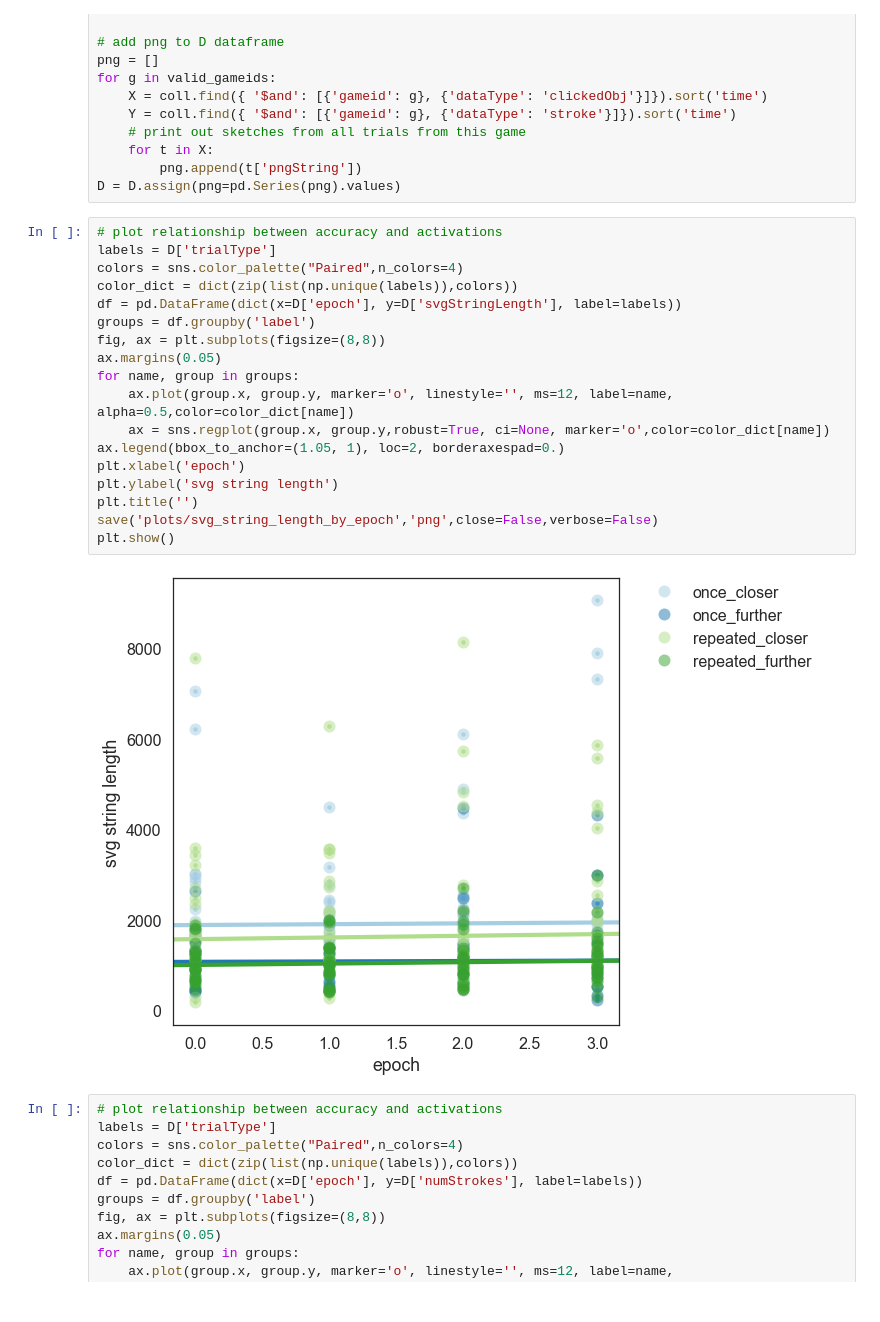
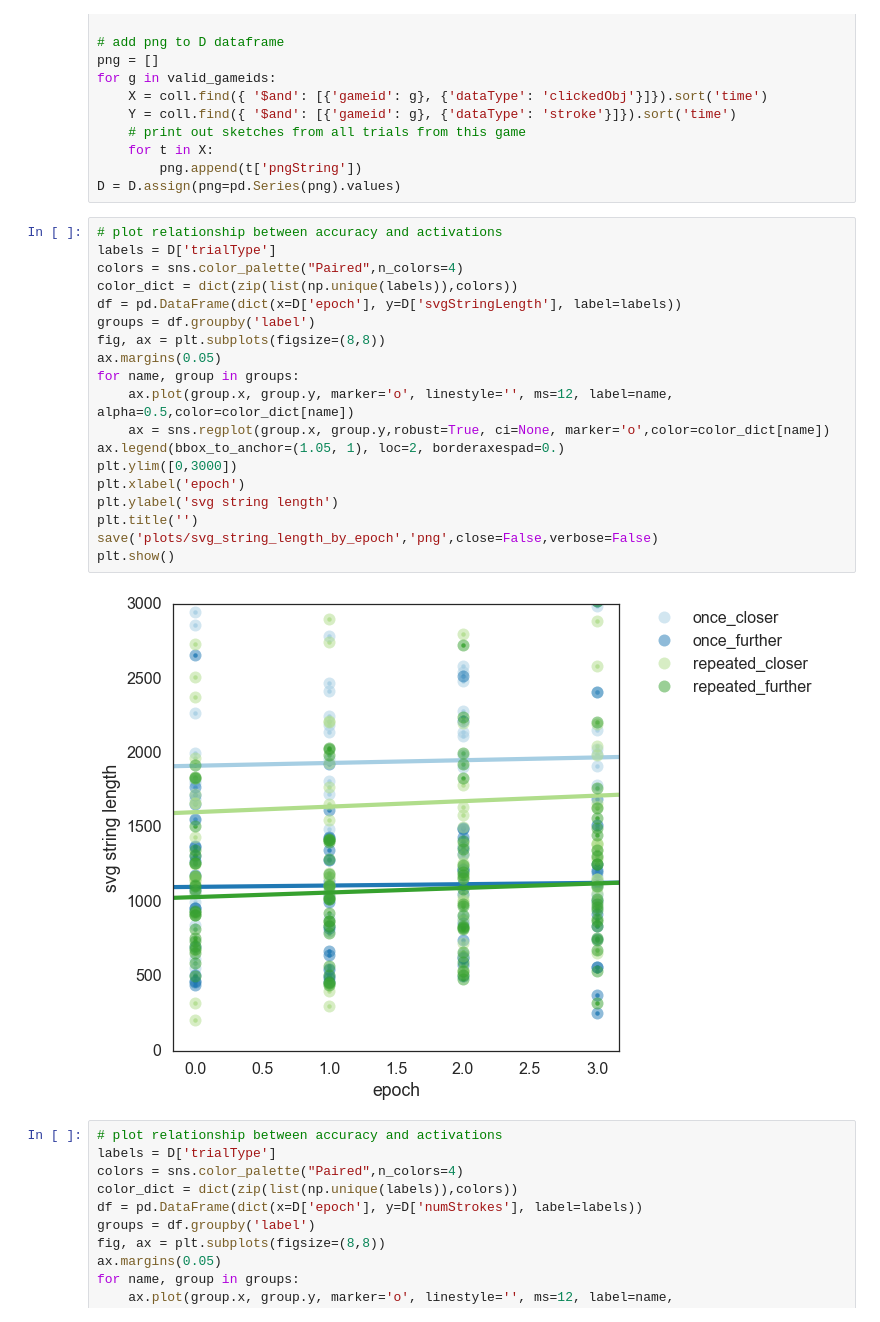
Before and after one commit to hawkrobe/reference_games, a Jupyter notebook: analysis/3dObjects/sketchpad_repeated/pilot_analysis.ipynb, the cells around one changed output. Drawn from its saved outputs; the diff is of its cells as text.

```diff
--- a/analysis/3dObjects/sketchpad_repeated/pilot_analysis.ipynb
+++ b/analysis/3dObjects/sketchpad_repeated/pilot_analysis.ipynb
@@ -351,23 +351,24 @@ D = D.assign(png=pd.Series(png).values)
 # %%
 # plot relationship between accuracy and activations
 labels = D['trialType']
 colors = sns.color_palette("Paired",n_colors=4)
 color_dict = dict(zip(list(np.unique(labels)),colors))
 df = pd.DataFrame(dict(x=D['epoch'], y=D['svgStringLength'], label=labels))
 groups = df.groupby('label')
 fig, ax = plt.subplots(figsize=(8,8))
 ax.margins(0.05)
 for name, group in groups:
     ax.plot(group.x, group.y, marker='o', linestyle='', ms=12, label=name, alpha=0.5,color=color_dict[name])
     ax = sns.regplot(group.x, group.y,robust=True, ci=None, marker='o',color=color_dict[name])
 ax.legend(bbox_to_anchor=(1.05, 1), loc=2, borderaxespad=0.)
+plt.ylim([0,3000])
 plt.xlabel('epoch')
 plt.ylabel('svg string length')
 plt.title('')
 save('plots/svg_string_length_by_epoch','png',close=False,verbose=False)
 plt.show()
 # %% [output]
-[figure, old version]
+[figure, new version]
 # %%
 # plot relationship between accuracy and activations
 labels = D['trialType']
```
Also changed, not shown: parts of 9 cells of this notebook.
